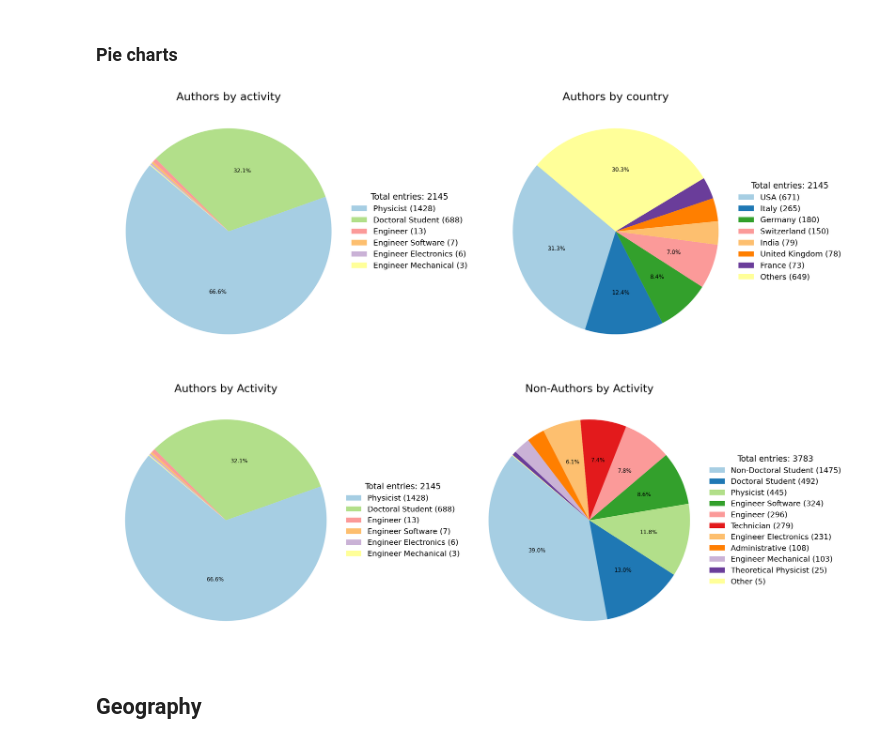
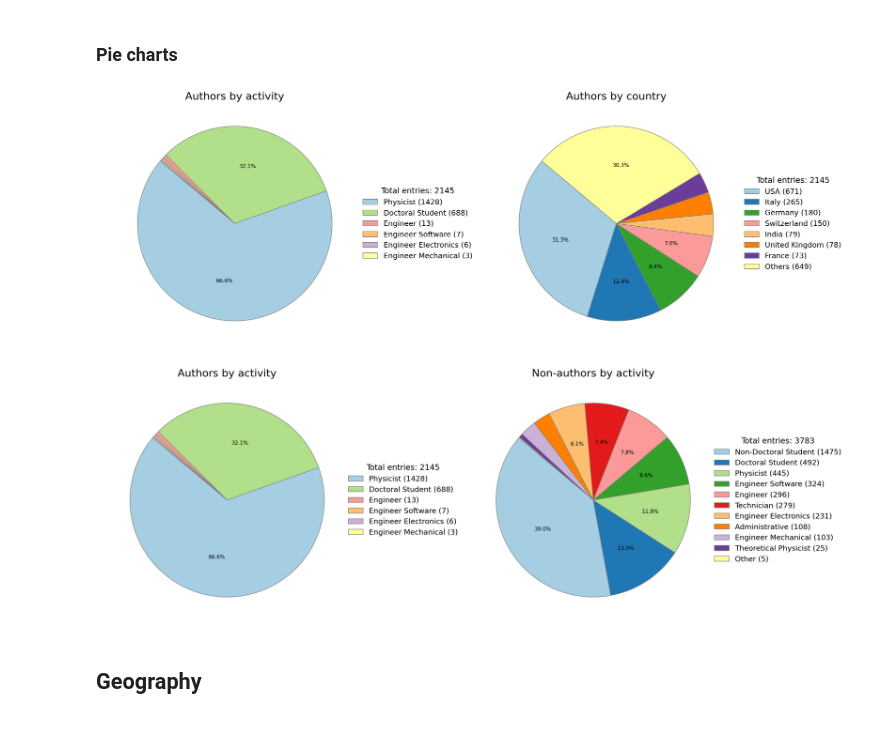
Before and after one commit to phazarik/cms-members-geodata, a Jupyter notebook: analyzeMembers.ipynb, the cells around one changed output. Saved outputs shown, nothing was run; the diff lists cells and outputs as text; code cells hidden in the pictures.

```diff
--- a/analyzeMembers.ipynb
+++ b/analyzeMembers.ipynb
@@ -168,50 +169,52 @@ def make_pie(ax, series, title, max_slices=10, cmap_name='Paired'):
         others = counts.iloc[max_slices:].sum()
         counts = pd.concat([counts_top, pd.Series({'Others': others})])
 
     cmap = matplotlib.colormaps[cmap_name]
     colors = [cmap(i / len(counts)) for i in range(len(counts))]
 
-    def autopct_func(pct):
-        return f'{pct:.1f}%' if pct >= 5 else ''
+    def autopct_func(pct): return f'{pct:.1f}%' if pct >= 5 else ''
 
     wedges, _, _ = ax.pie(
         counts.values,
+        center=(-0.1, 0),
         autopct=autopct_func,
         startangle=140,
         colors=colors,
-        wedgeprops={'edgecolor': 'gray', 'linewidth': 0},
+        wedgeprops={'edgecolor': 'gray', 'linewidth': 1},
         textprops={'fontsize': 10}
     )
+    ax.set_aspect('equal', adjustable='datalim')
+    ax.autoscale_view()
     ax.set_title(title, fontsize=20, pad=1)
 
     labels_with_counts = [f"{cat} ({cnt})" for cat, cnt in zip(counts.index, counts.values)]
     ax.legend(
         wedges, labels_with_counts,
         loc='center left', bbox_to_anchor=(0.95, 0.5),
         fontsize=14, title=f'Total entries: {total}', title_fontsize=15,
         frameon=False
     )
 
 fig, axes = plt.subplots(1, 2, figsize=(20, 7), dpi=150)
 make_pie(axes[0], df['Activity'], 'Authors by activity')
 make_pie(axes[1], df['Country'], 'Authors by country', max_slices=7)
 plt.tight_layout()
-plt.savefig('plots/piechart_authors.png')
+plt.savefig('plots/piechart_authors.png', bbox_inches='tight', pad_inches=0.25)
 plt.show()
 # %% [output]
-[figure, old version]
+[figure, new version]
 # %%
 authors_activity = df_all.loc[(df_all['Authorship'] == True) & (df_all['Status'] == 'CMS'), 'Activity']
 non_authors_activity = df_all.loc[(df_all['Authorship'] == False) & (df_all['Status'] == 'CMS'), 'Activity']
 
 fig, axes = plt.subplots(1, 2, figsize=(20, 7), dpi=150)
-make_pie(axes[0], authors_activity, 'Authors by Activity', max_slices=None)
-make_pie(axes[1], non_authors_activity, 'Non-Authors by Activity', max_slices=None)
+make_pie(axes[0], authors_activity, 'Authors by activity', max_slices=None)
+make_pie(axes[1], non_authors_activity, 'Non-authors by activity', max_slices=None)
 plt.tight_layout()
-plt.savefig('plots/piechart_authors-vs-nonauthors.png')
+plt.savefig('plots/piechart_authors-vs-nonauthors.png', bbox_inches='tight', pad_inches=0.25)
 plt.show()
 # %% [output]
-[figure, old version]
+[figure, new version]
 # %% [markdown]
 ## Geography
 # %%
```
Also changed, not shown: parts of 6 cells of this notebook, 8 other files.
